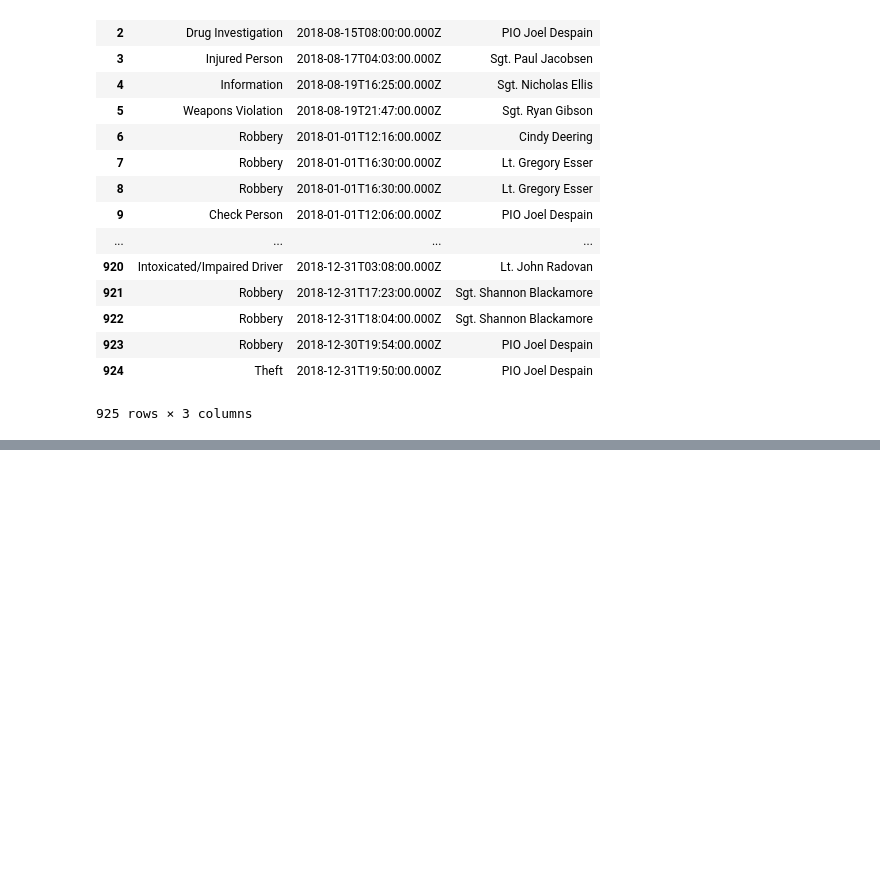
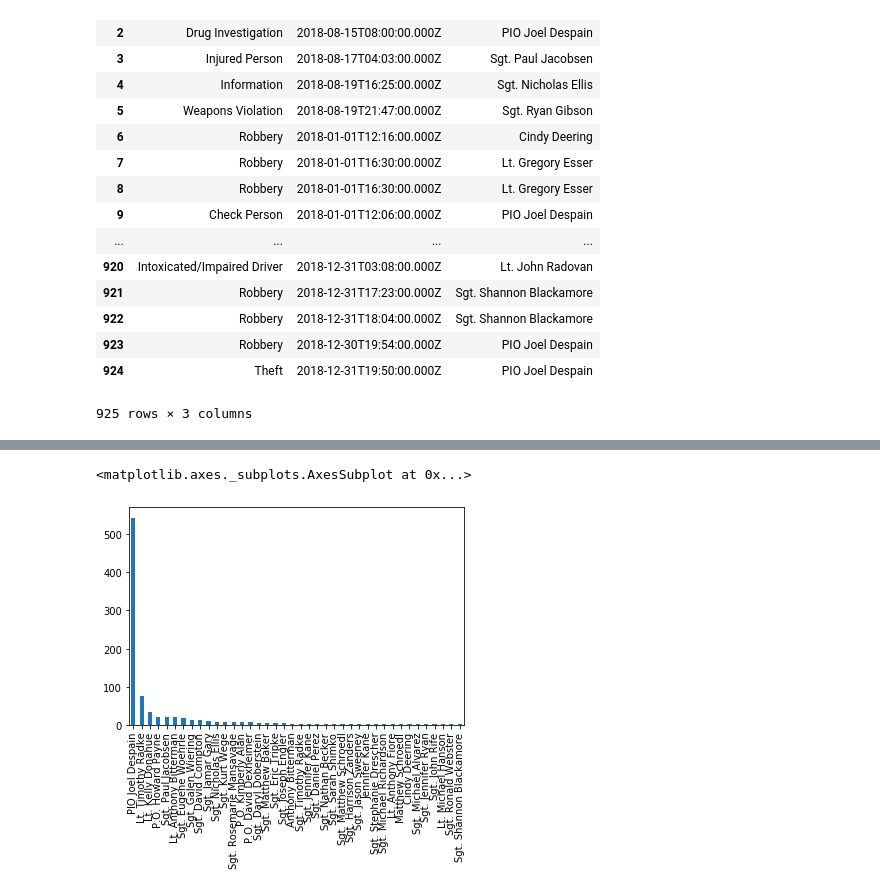
Before and after one commit to LeonTan828/Madcity_Proj, a Jupyter notebook: WV by Officer.ipynb, the cells around one changed output, grey strips where cells are left out. Cells and saved outputs as stored; diff of their text form; code cells hidden in the pictures; blank space fills up the shorter version.

```diff
--- a/WV by Officer.ipynb
+++ b/WV by Officer.ipynb
@@ -84,0 +211,4 @@ axy2018
+# %%
+# 2017
+y2017 = incidentRep.loc[0:846, ['IncidentType', 'IncidentDate', 'ReleasedBy']]
+y2017
@@ -84,0 +234,12 @@ axy2018
+# %%
+currRow = 0
+
+for i, row in incidentRep.iterrows():
+    newstr = row["IncidentDate"][:4]
+    if newstr == "2017":
+        y2017.loc[currRow, "IncidentType"] = row["IncidentType"]
+        y2017.loc[currRow, "IncidentDate"] = row["IncidentDate"]
+        y2017.loc[currRow, "ReleasedBy"] = row["ReleasedBy"]
+        currRow = currRow + 1
+
+y2017
@@ -84,0 +265,6 @@ axy2018
+# %%
+axy2017 = y2017["ReleasedBy"].value_counts().plot.bar()
+axy2017
+# %% [output]
+<matplotlib.axes._subplots.AxesSubplot at 0x...>
+[figure, added]
```
Also changed, not shown: parts of 12 cells of this notebook, 1 other file.
